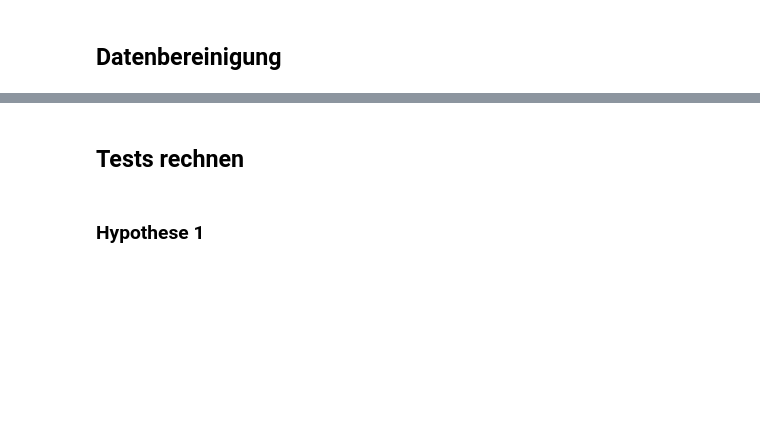
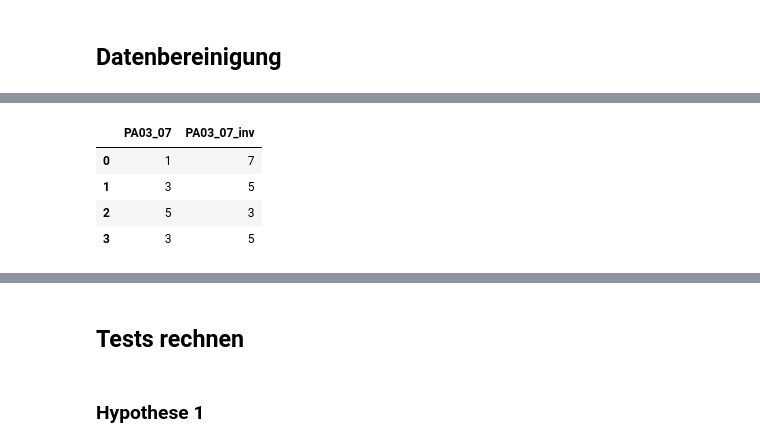
Before and after one commit to lara-polat/KI_Demokratie, a Jupyter notebook: analysis1.ipynb, the cells around one changed output, grey strips where cells are left out. Cells and saved outputs as stored; diff of their text form; code cells hidden in the pictures; blank space fills up the shorter version.

```diff
--- a/analysis1.ipynb
+++ b/analysis1.ipynb
@@ -63,0 +96,13 @@ df_masterprojekt1.head(10)
+# %%
+# PA03_07 invertieren
+
+df_masterprojekt1['PA03_07_inv'] = 8 - df_masterprojekt1['PA03_07']
+
+# Check
+df_masterprojekt1[['PA03_07', 'PA03_07_inv']].head(4)
+# %% [output]
+|  | PA03_07 | PA03_07_inv |
+| 0 | 1 | 7 |
+| 1 | 3 | 5 |
+| 2 | 5 | 3 |
+| 3 | 3 | 5 |
```
Also changed, not shown: parts of 29 cells of this notebook.
